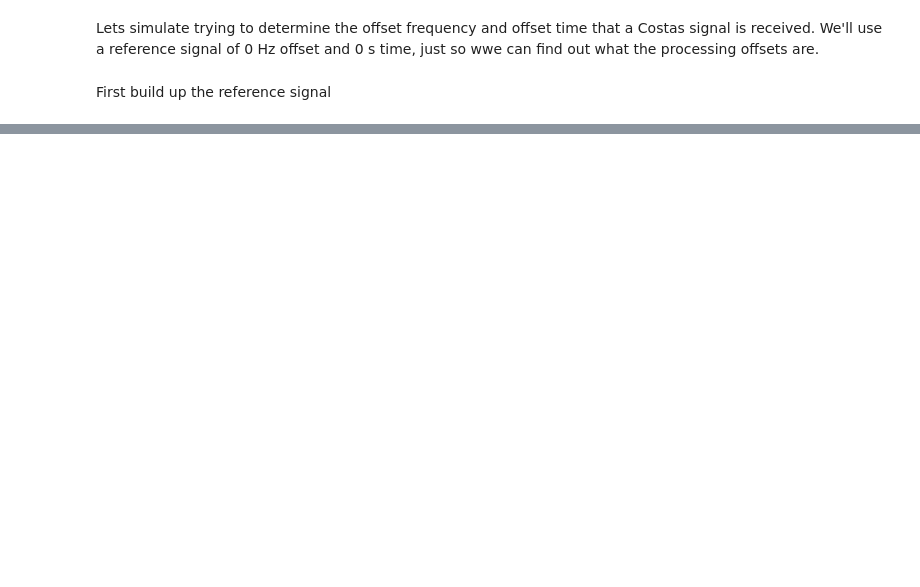
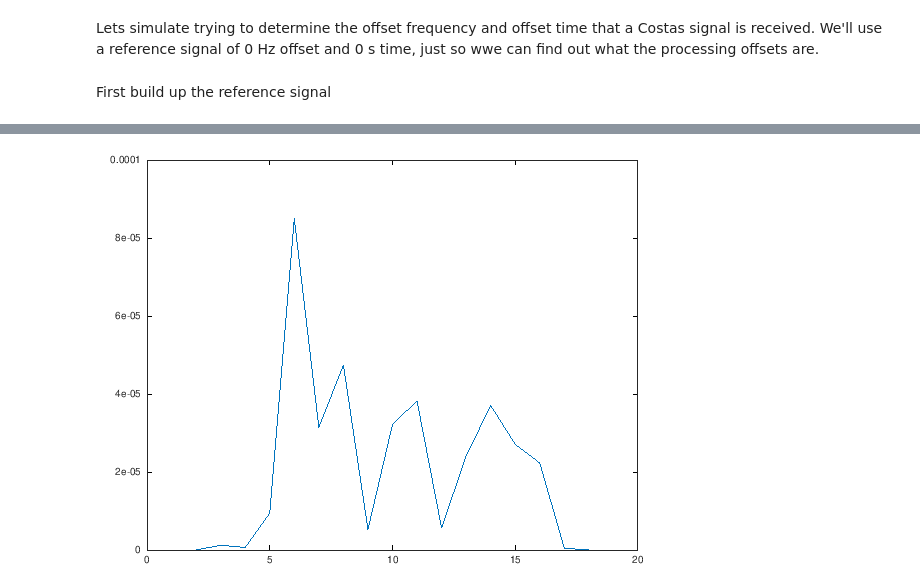
Before and after one commit to tbondy760/sat-chirp, a Jupyter notebook: Costas.ipynb, the cells around one changed output, grey strips where cells are left out. Drawn from its saved outputs; the diff is of its cells as text; code cells hidden in the pictures; blank space fills up the shorter version.

```diff
--- a/Costas.ipynb
+++ b/Costas.ipynb
@@ -84,0 +110,24 @@ axis([0 10000])
+# %%
+# Need raised cosine for sampling subpulse
+RaisedCosineCV = (1 - cos(2*pi*TimeCV*deltaFcostas))/2;
+size(RaisedCosineCV)
+# Each column represents freq response at a given moment in time
+RespTimeFreq = [];
+fracSubPulse = 1; # Must be a power of 2
+indexIncr = pulseSamples/fracSubPulse;
+i = 1;
+for idx = 1:indexIncr:rows(RefSigCV)-(rows(RaisedCosineCV)-1)
+  SigLoopCV = [RefSigCV(idx:idx+rows(RaisedCosineCV)-1) .* RaisedCosineCV](1:end-1);
+  FftLoopCV = fftshift(fft(SigLoopCV, rows(SigLoopCV)*10));
+  FreqLoopCV = linspace(-sampleRate/2, sampleRate/2, rows(FftLoopCV));
+  figure(i);
+  newplot()
+  plot(FreqLoopCV, abs(FftLoopCV))
+  title(sprintf("Figure %d", i++))
+  grid on
+  grid minor
+  axis([0 2600], "tic")
+  drawnow()
+  RespTimeFreq = [RespTimeFreq FftLoopCV];
+endfor
+size(RespTimeFreq)
@@ -84,0 +152,6 @@ axis([0 10000])
+# %%
+Z = conv2(RespTimeFreq, rot90(RespTimeFreq,2));
+size(Z)
+absZ = abs(Z);
+size(absZ)
+maxAbsZ = max(absZ(:))
@@ -84,0 +180,4 @@ axis([0 10000])
+# %%
+plot(absZ(15290,:))
+# %% [output]
+[figure, added]
```
Also changed, not shown: parts of 21 cells of this notebook.
